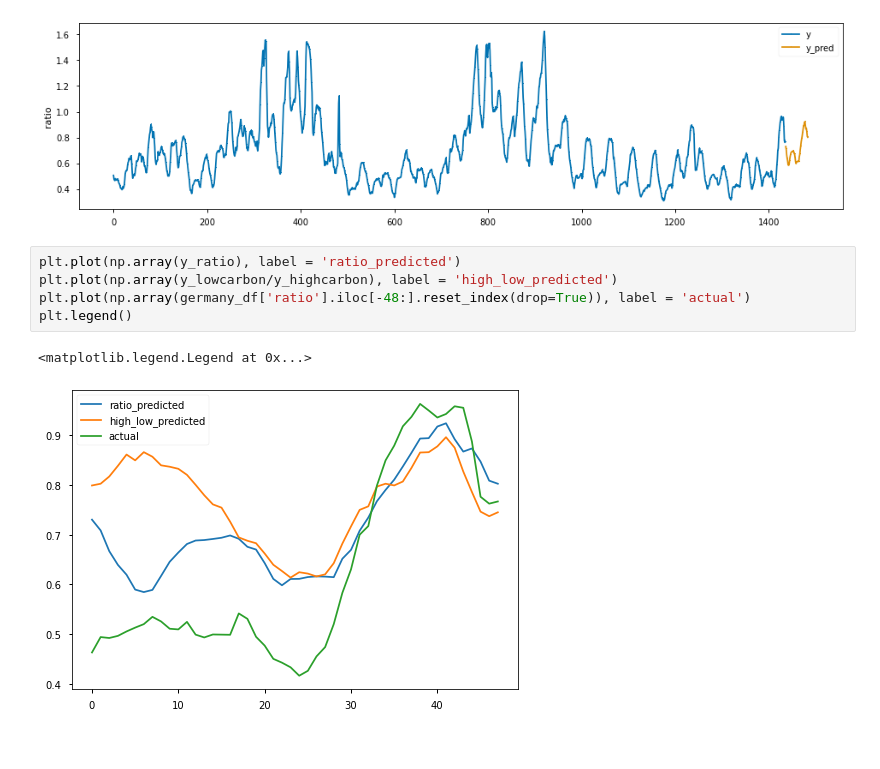
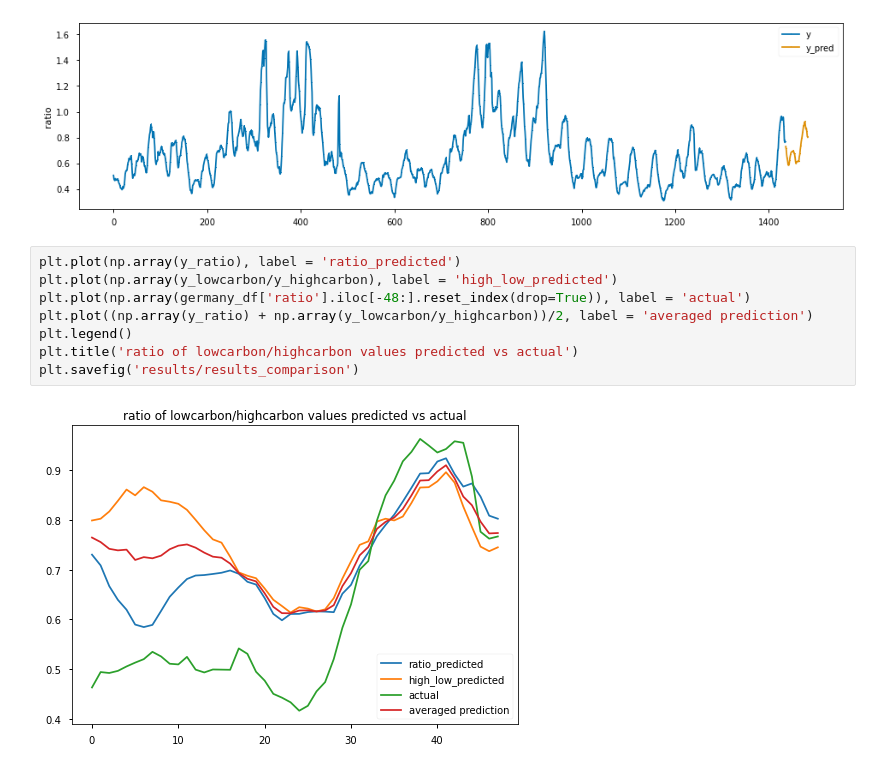
Before and after one commit to SANDEEP14380/SmartHomeNotifier, a Jupyter notebook: forecasting_energy_generation_analysis.ipynb, the cells around one changed output. Drawn from its saved outputs; the diff is of its cells as text.

```diff
--- a/forecasting_energy_generation_analysis.ipynb
+++ b/forecasting_energy_generation_analysis.ipynb
@@ -756,8 +740,10 @@ plot_series(y, y_pred, labels=["y", "y_pred"], markers=[",", ","])
 # %%
 plt.plot(np.array(y_ratio), label = 'ratio_predicted')
 plt.plot(np.array(y_lowcarbon/y_highcarbon), label = 'high_low_predicted')
 plt.plot(np.array(germany_df['ratio'].iloc[-48:].reset_index(drop=True)), label = 'actual')
+plt.plot((np.array(y_ratio) + np.array(y_lowcarbon/y_highcarbon))/2, label = 'averaged prediction')
 plt.legend()
+plt.title('ratio of lowcarbon/highcarbon values predicted vs actual')
+plt.savefig('results/results_comparison')
 # %% [output]
-<matplotlib.legend.Legend at 0x...>
-[figure, old version]
+[figure, new version]
```
Also changed, not shown: parts of 20 cells of this notebook.
